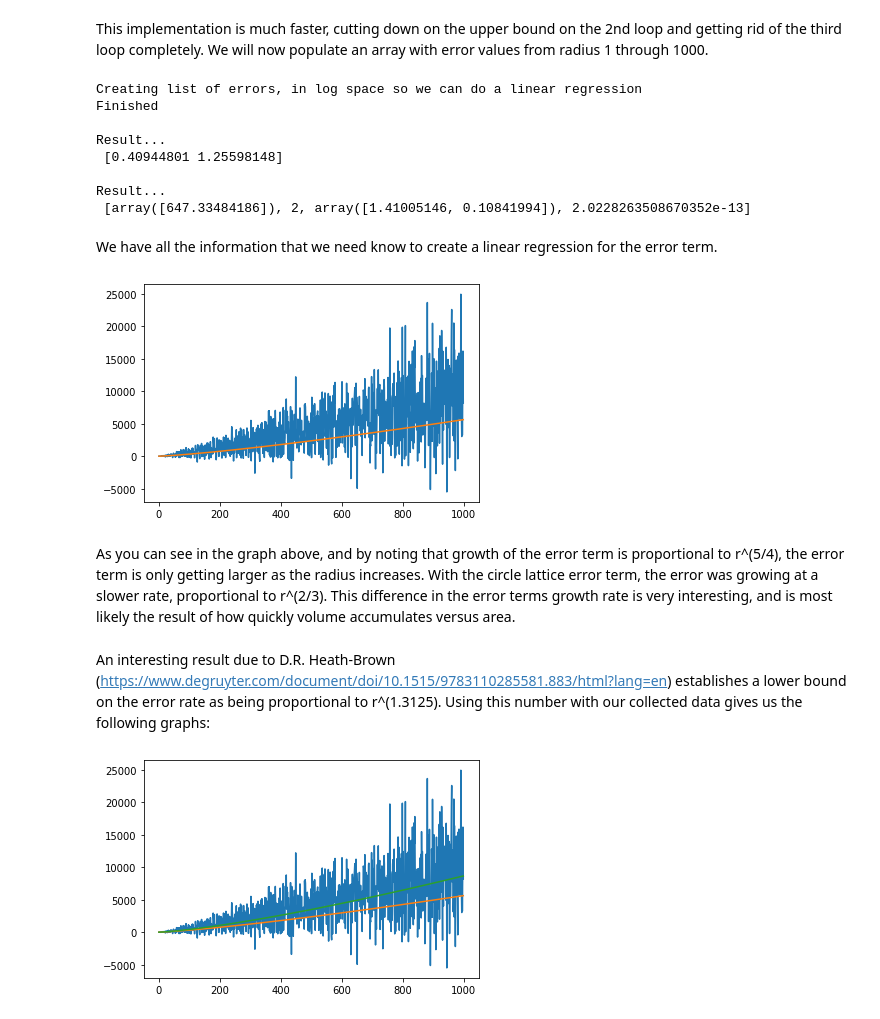
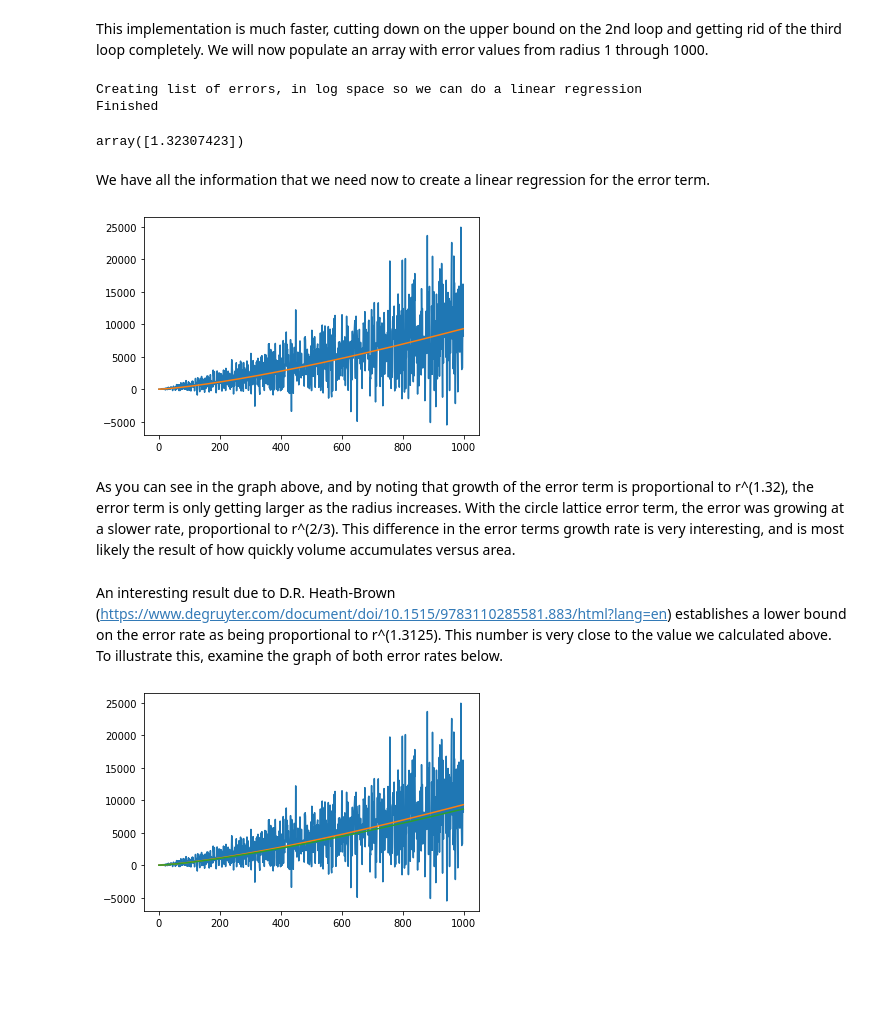
Before and after one commit to ethancma/GaussCircleConjecture, a Jupyter notebook: Code.ipynb, the cells around one changed output. Drawn from its saved outputs; the diff is of its cells as text; code cells hidden in the pictures; blank space fills up the shorter version.

```diff
--- a/Code.ipynb
+++ b/Code.ipynb
@@ -88,8 +83,8 @@ r_2_3 = []
 
 for i in range(1000):
     x.append(i)
-    error_y.append(E(i))
-    r_2_3.append(i**(2/3))
+    error_y.append(errors[i])
+    r_2_3.append(i**(.63913903))
 
 fig, ax = plt.subplots()
 ax.plot(x, error_y)
@@ -160,7 +155,7 @@ def lattice_sphere(r):
         for j in range(1,math.floor(math.sqrt(r**2 - i**2)) + 1):
           nonzero_lattice_points += math.floor(math.sqrt(r**2 - i**2 - j**2))
   nonzero_lattice_points *= 8 # points sitting on 0 axis interior to sphere
-  axis_circles = 3 * ( bf_L(r) - 1) # points sitting on 1 or 2 axis interior to the sphere
+  axis_circles = 3 * ( L(r) - 1) # points sitting on 1 or 2 axis interior to the sphere
   overcounted_axis_lines = 6 * r # points sitting on 2 axis interior to sphere
   origin = 1 # points sitting on all 3 axis interior to sphere
   return nonzero_lattice_points + axis_circles - overcounted_axis_lines + origin
@@ -170,62 +165,52 @@ This implementation is much faster, cutting down on the upper bound on the 2nd l
 def sphere_error(r):
     return volume_sphere(r)  - lattice_sphere(r)
 
-errors = []
-errors.append(0)
+errors_sphere = []
+errors_sphere.append(0)
 for i in range(1, 1000):
-  errors.append(sphere_error(i))
+  errors_sphere.append(sphere_error(i))
 # %%
+from sklearn.linear_model import LinearRegression
 x = []
 y = []
-
-
 print("Creating list of errors, in log space so we can do a linear regression")
 for i in range(1, 1000):
-  error = errors[i]
+  error = errors_sphere[i]
   if error > 0:
-    x.append(math.log(i))
+    x.append([math.log(i)])
     y.append(math.log(error))
 print("Finished")
 
-
-
-c, stats = P.polyfit(x, y, 1, full=True)
-print("\nResult...\n", c)
-print("\nResult...\n", stats)
+reg = LinearRegression(fit_intercept=False).fit(x,y)
+reg.coef_
 # %% [output]
 Creating list of errors, in log space so we can do a linear regression
 Finished
-
-Result...
- [0.40944801 1.25598148]
-
-Result...
- [array([647.33484186]), 2, array([1.41005146, 0.10841994]), 2.0228263508670352e-13]
+array([1.32307423])
 # %% [markdown]
-We have all the information that we need know to create a linear regression for the error term.
+We have all the information that we need now to create a linear regression for the error term.
 # %%
 import matplotlib.pyplot as plt
 
 
 x = []
 error_y = []
 r_2_3 = []
 
 for i in range(1000):
     x.append(i)
-    error_y.append(errors[i])
-    r_2_3.append(i**(5/4))
-
+    error_y.append(errors_sphere[i])
+    r_2_3.append(i**1.32307423)
 fig, ax = plt.subplots()
 ax.plot(x, error_y)
 ax.plot(x, r_2_3)
 plt.show()
 # %% [output]
-[figure, old version]
+[figure, new version]
 # %% [markdown]
-As you can see in the graph above, and by noting that growth of the error term is proportional to r^(5/4), the error term is only getting larger as the radius increases. With the circle lattice error term, the error was growing at a slower rate, proportional to r^(2/3). This difference in the error terms growth rate is very interesting, and is most likely the result of how quickly volume accumulates versus area.
+As you can see in the graph above, and by noting that growth of the error term is proportional to r^(1.32), the error term is only getting larger as the radius increases. With the circle lattice error term, the error was growing at a slower rate, proportional to r^(2/3). This difference in the error terms growth rate is very interesting, and is most likely the result of how quickly volume accumulates versus area.
 # %% [markdown]
-An interesting result due to D.R. Heath-Brown (https://www.degruyter.com/document/doi/10.1515/9783110285581.883/html?lang=en) establishes a lower bound on the error rate as being proportional to r^(1.3125). Using this number with our collected data gives us the following graphs:
+An interesting result due to D.R. Heath-Brown (https://www.degruyter.com/document/doi/10.1515/9783110285581.883/html?lang=en) establishes a lower bound on the error rate as being proportional to r^(1.3125). This number is very close to the value we calculated above. To illustrate this, examine the graph of both error rates below.
 # %%
 import matplotlib.pyplot as plt
 
@@ -236,8 +221,8 @@ r_2_3 = []
 heath = []
 for i in range(1000):
     x.append(i)
-    error_y.append(errors[i])
-    r_2_3.append( i**(5/4))
+    error_y.append(errors_sphere[i])
+    r_2_3.append( i**(1.32307))
     heath.append(i**(1.3125))
 
 fig, ax = plt.subplots()
@@ -246,4 +231,4 @@ ax.plot(x, r_2_3)
 ax.plot(x, heath)
 plt.show()
 # %% [output]
-[figure, old version]
+[figure, new version]
```
Also changed, not shown: parts of 3 cells of this notebook.
